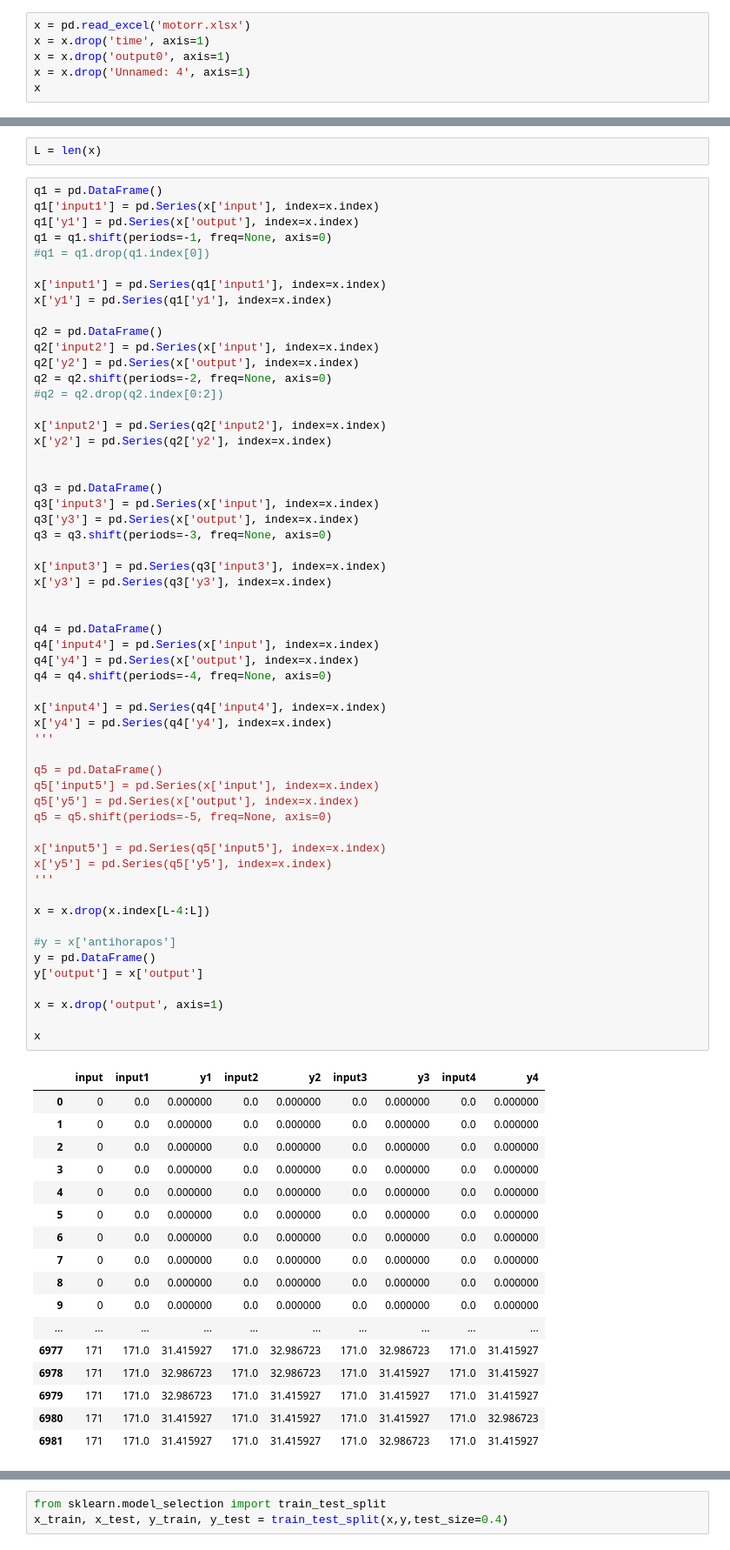
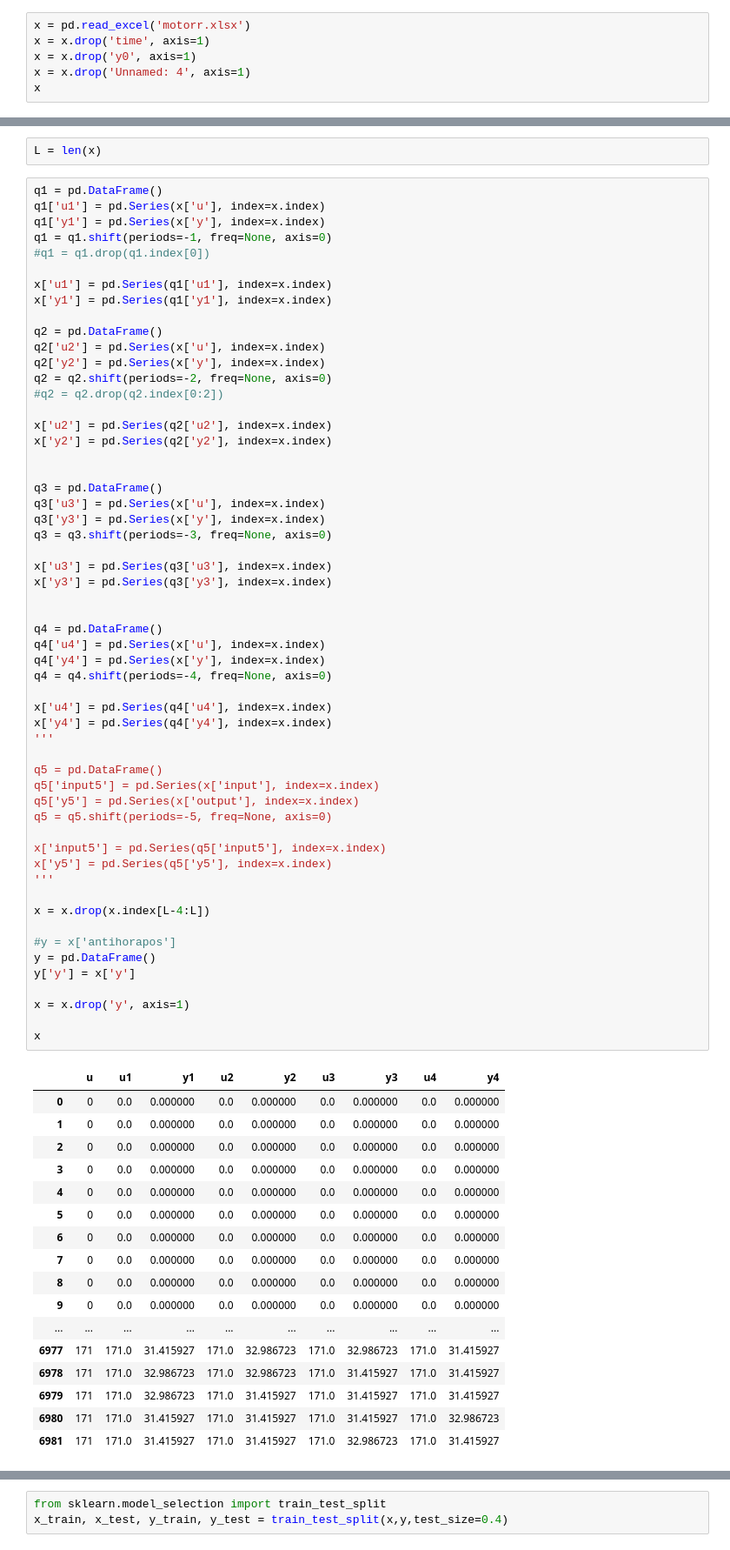
Before and after one commit to nojair/finaltry, a Jupyter notebook: Tesis.ipynb, the cells around one changed output, grey strips where cells are left out. Shown: that part at 87% size. Drawn from its saved outputs; the diff is of its cells as text.

```diff
--- a/Tesis.ipynb
+++ b/Tesis.ipynb
@@ -115,7 +118,7 @@ workbook.close()
 # %%
 x = pd.read_excel('motorr.xlsx')
 x = x.drop('time', axis=1)
-x = x.drop('output0', axis=1)
+x = x.drop('y0', axis=1)
 x = x.drop('Unnamed: 4', axis=1)
 x
 # %% [output]
@@ -141,62 +148,62 @@ x
 L = len(x)
 # %%
 q1 = pd.DataFrame()
-q1['input1'] = pd.Series(x['input'], index=x.index)
-q1['y1'] = pd.Series(x['output'], index=x.index)
+q1['u1'] = pd.Series(x['u'], index=x.index)
+q1['y1'] = pd.Series(x['y'], index=x.index)
 q1 = q1.shift(periods=-1, freq=None, axis=0)
 #q1 = q1.drop(q1.index[0])
 
-x['input1'] = pd.Series(q1['input1'], index=x.index)
+x['u1'] = pd.Series(q1['u1'], index=x.index)
 x['y1'] = pd.Series(q1['y1'], index=x.index)
 
 q2 = pd.DataFrame()
-q2['input2'] = pd.Series(x['input'], index=x.index)
-q2['y2'] = pd.Series(x['output'], index=x.index)
+q2['u2'] = pd.Series(x['u'], index=x.index)
+q2['y2'] = pd.Series(x['y'], index=x.index)
 q2 = q2.shift(periods=-2, freq=None, axis=0)
 #q2 = q2.drop(q2.index[0:2])
 
-x['input2'] = pd.Series(q2['input2'], index=x.index)
+x['u2'] = pd.Series(q2['u2'], index=x.index)
 x['y2'] = pd.Series(q2['y2'], index=x.index)
 
 
 q3 = pd.DataFrame()
-q3['input3'] = pd.Series(x['input'], index=x.index)
-q3['y3'] = pd.Series(x['output'], index=x.index)
+q3['u3'] = pd.Series(x['u'], index=x.index)
+q3['y3'] = pd.Series(x['y'], index=x.index)
 q3 = q3.shift(periods=-3, freq=None, axis=0)
 
-x['input3'] = pd.Series(q3['input3'], index=x.index)
+x['u3'] = pd.Series(q3['u3'], index=x.index)
 x['y3'] = pd.Series(q3['y3'], index=x.index)
 
 
 q4 = pd.DataFrame()
-q4['input4'] = pd.Series(x['input'], index=x.index)
-q4['y4'] = pd.Series(x['output'], index=x.index)
+q4['u4'] = pd.Series(x['u'], index=x.index)
+q4['y4'] = pd.Series(x['y'], index=x.index)
 q4 = q4.shift(periods=-4, freq=None, axis=0)
 
-x['input4'] = pd.Series(q4['input4'], index=x.index)
+x['u4'] = pd.Series(q4['u4'], index=x.index)
 x['y4'] = pd.Series(q4['y4'], index=x.index)
 '''
 
 q5 = pd.DataFrame()
 q5['input5'] = pd.Series(x['input'], index=x.index)
 q5['y5'] = pd.Series(x['output'], index=x.index)
 q5 = q5.shift(periods=-5, freq=None, axis=0)
 
 x['input5'] = pd.Series(q5['input5'], index=x.index)
 x['y5'] = pd.Series(q5['y5'], index=x.index)
 '''
 
 x = x.drop(x.index[L-4:L])
 
 #y = x['antihorapos']
 y = pd.DataFrame()
-y['output'] = x['output']
+y['y'] = x['y']
 
-x = x.drop('output', axis=1)
+x = x.drop('y', axis=1)
 
 x
 # %% [output]
-|  | input | input1 | y1 | input2 | y2 | input3 | y3 | input4 | y4 |
+|  | u | u1 | y1 | u2 | y2 | u3 | y3 | u4 | y4 |
 | 0 | 0 | 0.0 | 0.000000 | 0.0 | 0.000000 | 0.0 | 0.000000 | 0.0 | 0.000000 |
 | 1 | 0 | 0.0 | 0.000000 | 0.0 | 0.000000 | 0.0 | 0.000000 | 0.0 | 0.000000 |
 | 2 | 0 | 0.0 | 0.000000 | 0.0 | 0.000000 | 0.0 | 0.000000 | 0.0 | 0.000000 |
```
Also changed, not shown: parts of 8 cells of this notebook, 3 other files.
